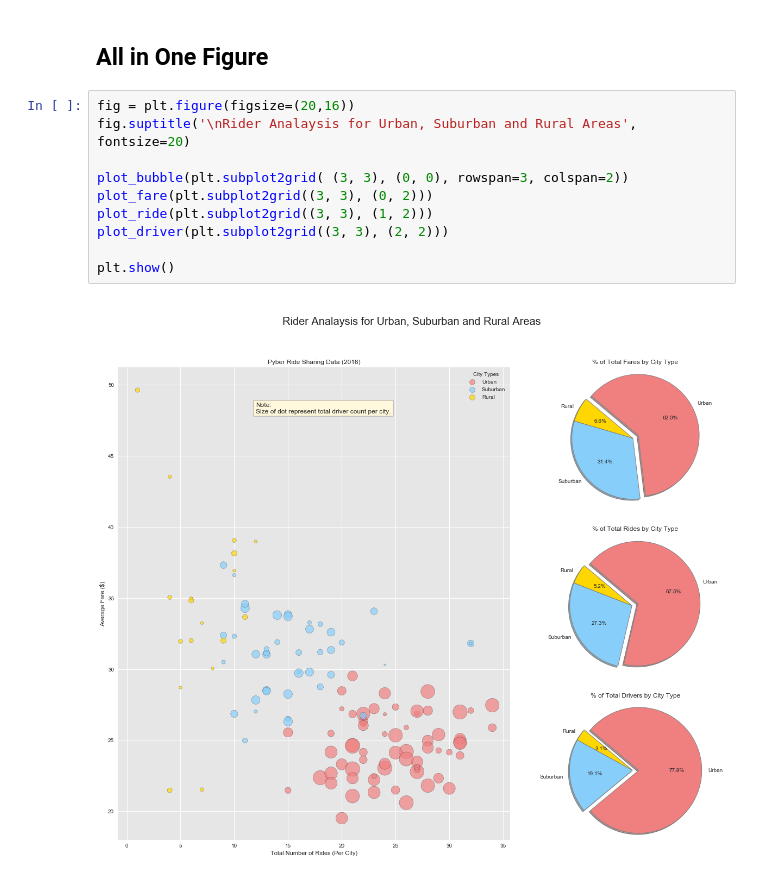
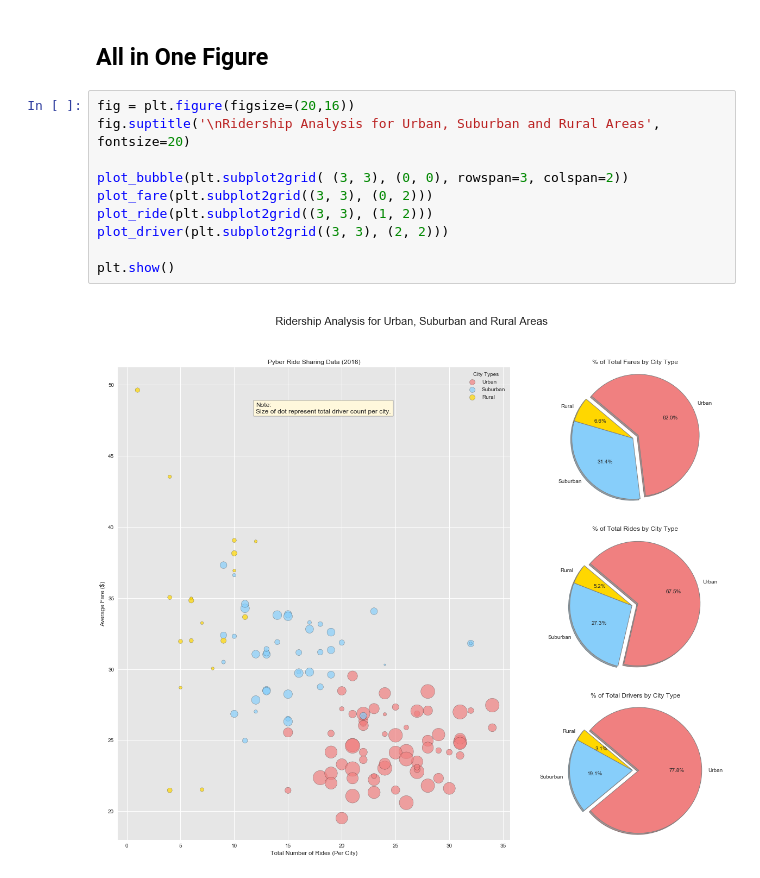
Before and after one commit to feng443/RUDSWeek5Matplotlib, a Jupyter notebook: Pyber/Pyber.ipynb, the cells around one changed output. Saved outputs shown, nothing was run; the diff lists cells and outputs as text.

```diff
--- a/Pyber/Pyber.ipynb
+++ b/Pyber/Pyber.ipynb
@@ -214,13 +214,13 @@ plt.show()
 ## All in One Figure
 # %%
 fig = plt.figure(figsize=(20,16))
-fig.suptitle('\nRider Analaysis for Urban, Suburban and Rural Areas', fontsize=20)
+fig.suptitle('\nRidership Analysis for Urban, Suburban and Rural Areas', fontsize=20)
 
 plot_bubble(plt.subplot2grid( (3, 3), (0, 0), rowspan=3, colspan=2))
 plot_fare(plt.subplot2grid((3, 3), (0, 2)))
 plot_ride(plt.subplot2grid((3, 3), (1, 2)))
 plot_driver(plt.subplot2grid((3, 3), (2, 2)))
 
 plt.show()
 # %% [output]
-[figure, old version]
+[figure, new version]
```
